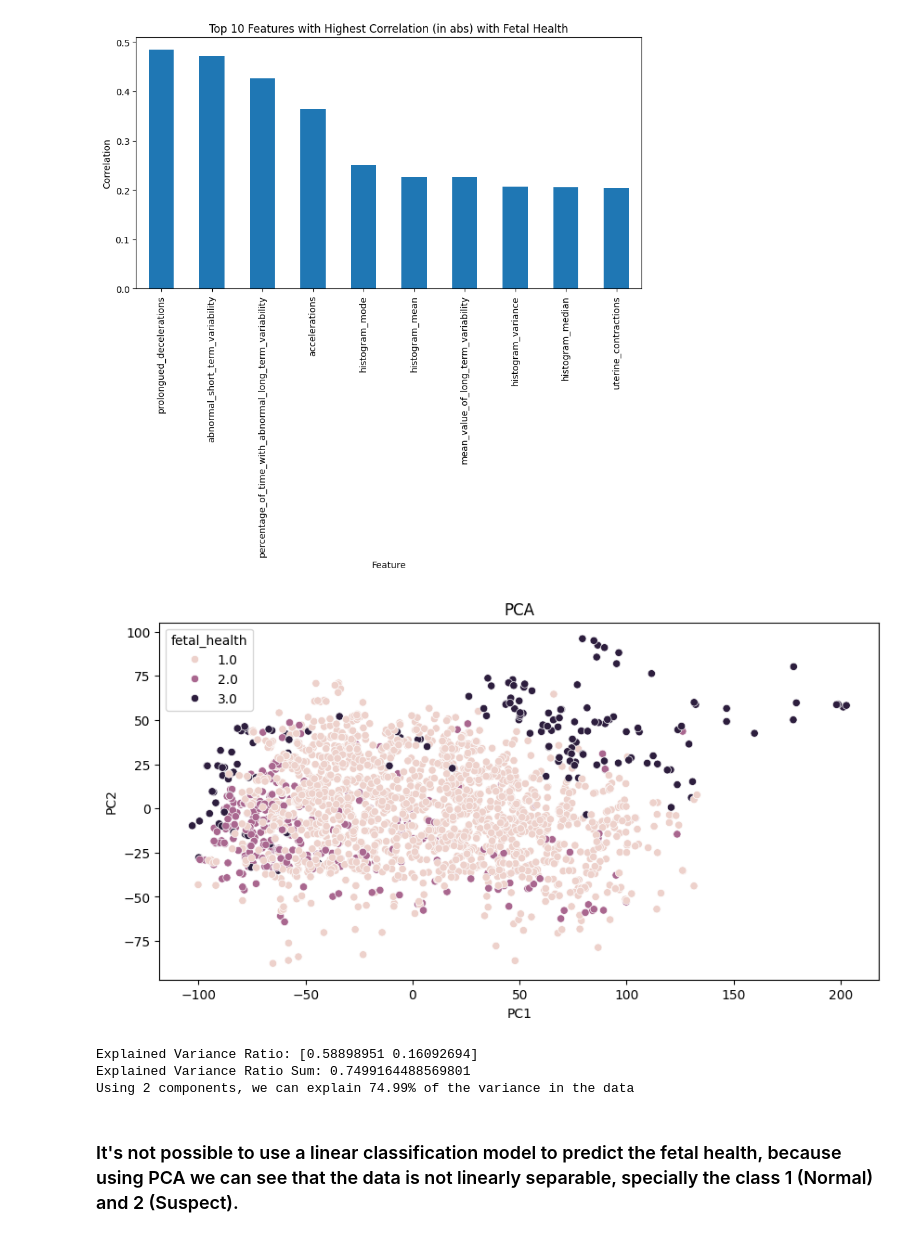
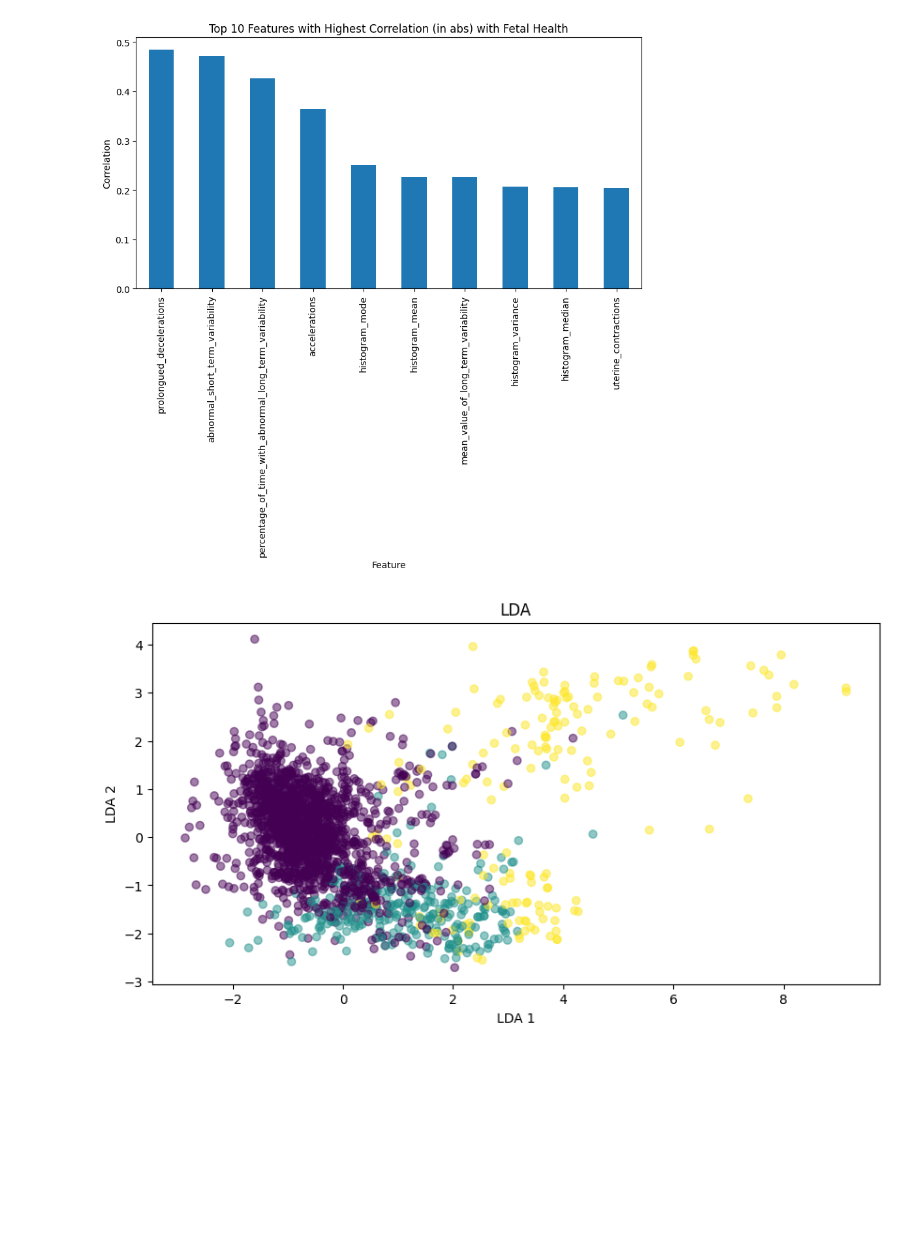
Before and after one commit to arthurcbaia/MC906, a Jupyter notebook: exploratory_analysis.ipynb, the cells around one changed output. Saved outputs shown, nothing was run; the diff lists cells and outputs as text; code cells hidden in the pictures; blank space fills up the shorter version.

```diff
--- a/exploratory_analysis.ipynb
+++ b/exploratory_analysis.ipynb
@@ -185,46 +185,33 @@ plt.ylabel("Correlation")
 plt.show()
 # %% [output]
 [figure]
-# %%
-# pca
-pca = PCA(n_components=2)
-
-X = dataset.drop("fetal_health", axis=1)
-
-y = dataset["fetal_health"]
-
-X_pca = pca.fit_transform(X)
-
-X_pca = pd.DataFrame(X_pca, columns=["PC1", "PC2"])
-
-
-# plot pca
-
-plt.figure(figsize=(10, 5))
-
-sns.scatterplot(x="PC1", y="PC2", data=X_pca, hue=y)
-
-plt.title("PCA")
-
-plt.show()
-# %% [output]
-[figure, removed]
-# %%
-# explain pca
-
-explained_variance_ratio = pca.explained_variance_ratio_
-
-
-print(f"Explained Variance Ratio: {explained_variance_ratio}")
-
-print(f"Explained Variance Ratio Sum: {explained_variance_ratio.sum()}")
-
-print(
-    f"Using 2 components, we can explain {explained_variance_ratio.sum()*100:.2f}% of the variance in the data"
-)
-# %% [output]
-Explained Variance Ratio: [0.58898951 0.16092694]
-Explained Variance Ratio Sum: 0.7499164488569801
-Using 2 components, we can explain 74.99% of the variance in the data
-# %% [markdown]
- ### It's not possible to use a linear classification model to predict the fetal health, because using PCA we can see that the data is not linearly separable, specially the class 1 (Normal) and 2 (Suspect).
+# %%
+# LDA (Linear Discriminant Analysis)
+
+from sklearn.discriminant_analysis import LinearDiscriminantAnalysis
+
+X = dataset.drop("fetal_health", axis=1)
+
+y = dataset["fetal_health"]
+
+lda = LinearDiscriminantAnalysis(n_components=2)
+
+X_lda = lda.fit_transform(X, y)
+
+X_lda
+
+# plot LDA
+
+plt.figure(figsize=(10, 5))
+
+plt.scatter(X_lda[:, 0], X_lda[:, 1], c=y, cmap="viridis", alpha=0.5)
+
+plt.title("LDA")
+
+plt.xlabel("LDA 1")
+
+plt.ylabel("LDA 2")
+
+plt.show()
+# %% [output]
+[figure, added]
```
Also changed, not shown: 1 other file.
